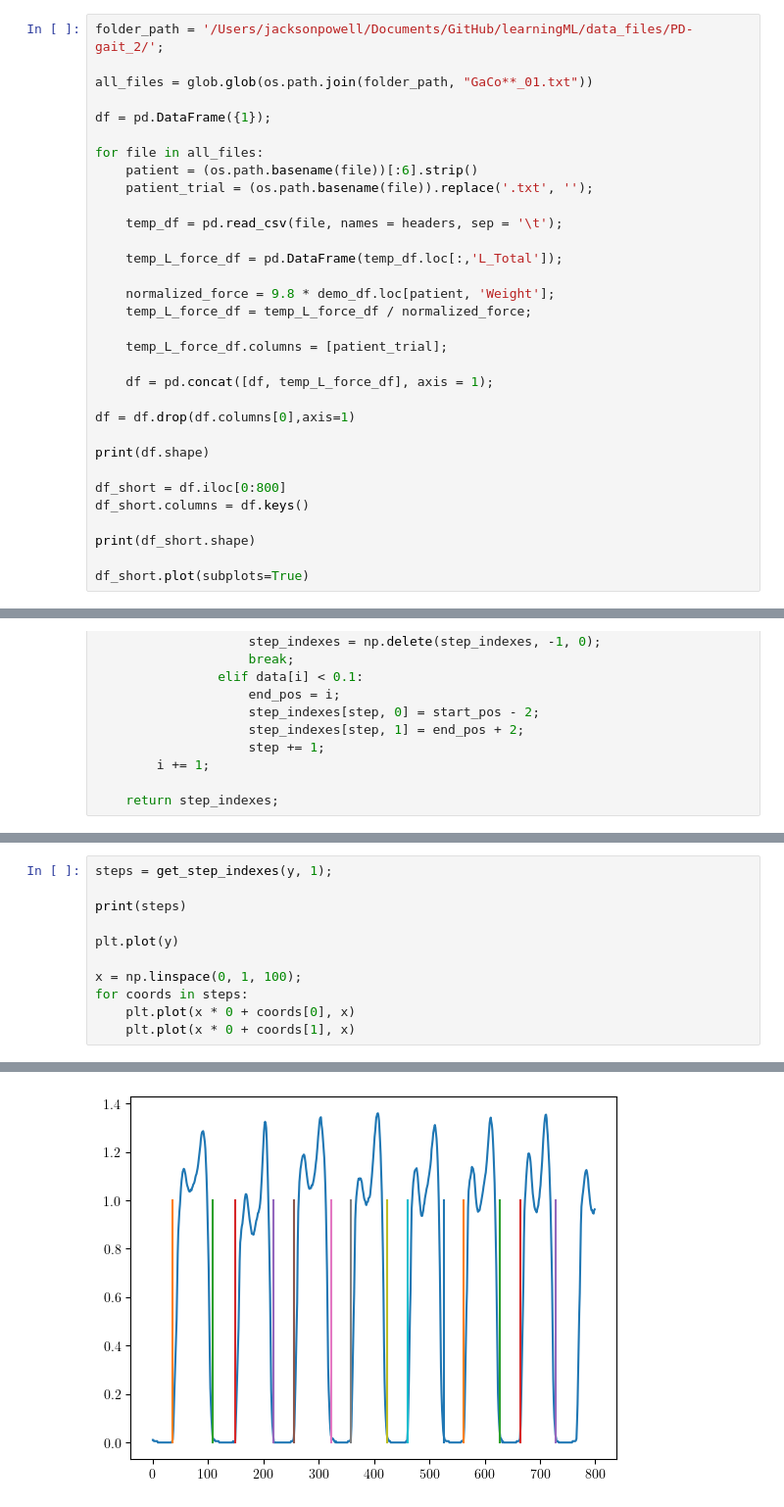
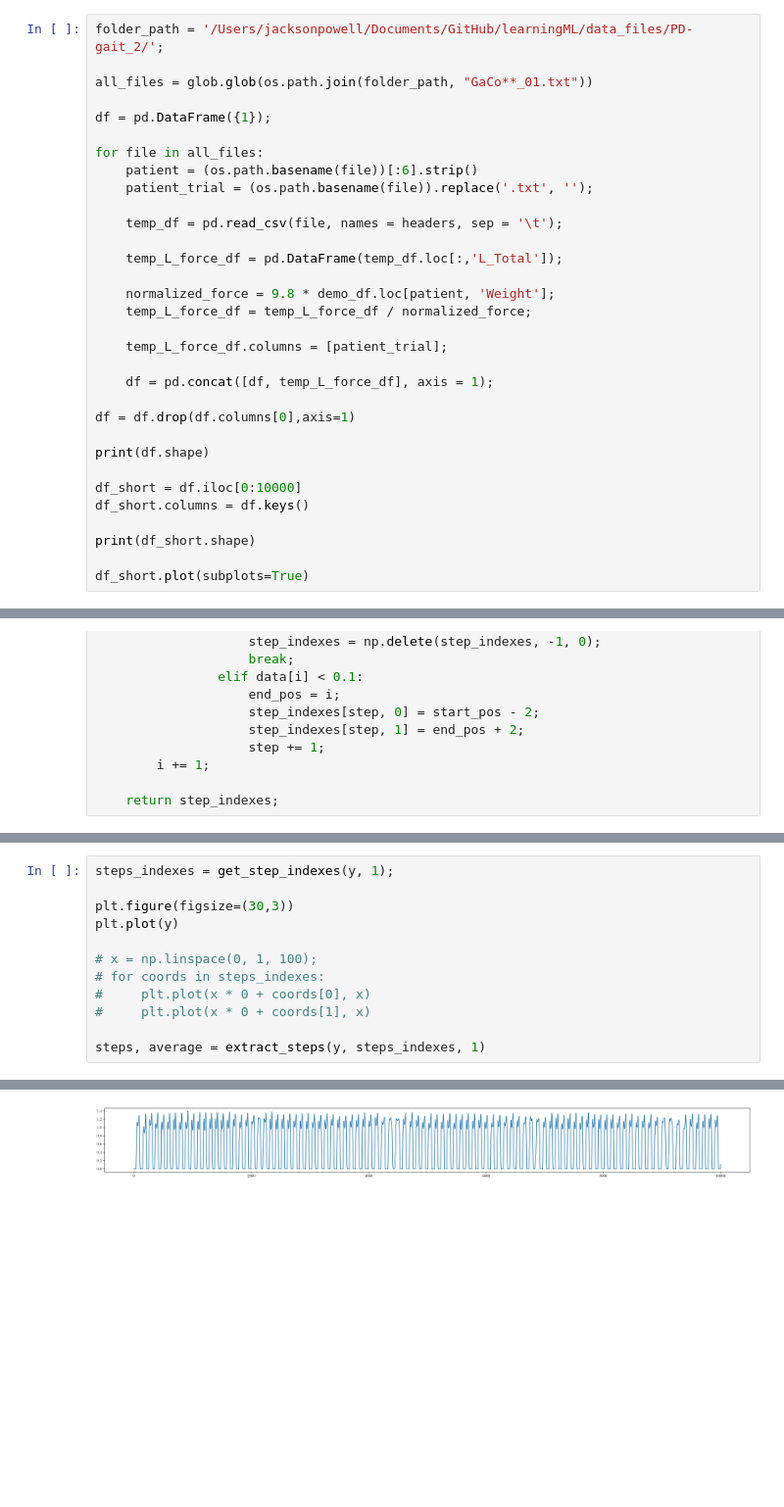
Before and after one commit to jpowell24/learningML, a Jupyter notebook: Python_exercises/PARK-GAIT1.ipynb, the cells around one changed output, grey strips where cells are left out. Shown at 98% size. Drawn from its saved outputs; the diff is of its cells as text; blank space fills up the shorter version.

```diff
--- a/Python_exercises/PARK-GAIT1.ipynb
+++ b/Python_exercises/PARK-GAIT1.ipynb
@@ -103,7 +103,7 @@ df = df.drop(df.columns[0],axis=1)
 
 print(df.shape)
 
-df_short = df.iloc[0:800]
+df_short = df.iloc[0:10000]
 df_short.columns = df.keys()
 
 print(df_short.shape)
@@ -213,12 +261,13 @@ def get_step_indexes(data, sampling_rate):
 # %%
-steps = get_step_indexes(y, 1);
+steps_indexes = get_step_indexes(y, 1);
 
-print(steps)
-
+plt.figure(figsize=(30,3))
 plt.plot(y)
 
-x = np.linspace(0, 1, 100);
-for coords in steps:
-    plt.plot(x * 0 + coords[0], x)
-    plt.plot(x * 0 + coords[1], x)
+# x = np.linspace(0, 1, 100);
+# for coords in steps_indexes:
+#     plt.plot(x * 0 + coords[0], x)
+#     plt.plot(x * 0 + coords[1], x)
+
+steps, average = extract_steps(y, steps_indexes, 1)
 # %% [output]
@@ -232 +283 @@ for coords in steps:
-[figure, old version]
+[figure, new version]
```
Also changed, not shown: parts of 8 cells of this notebook.
